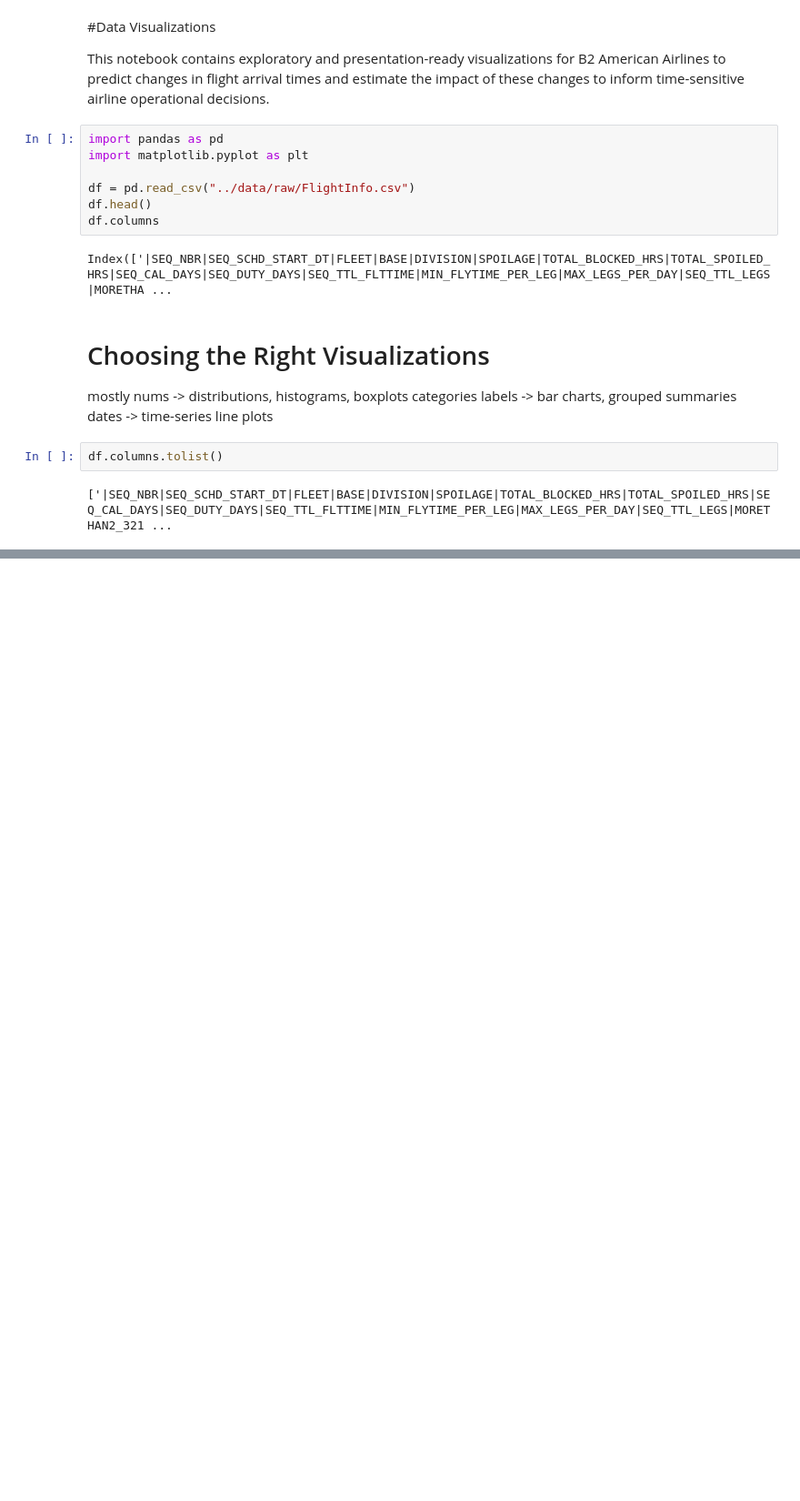
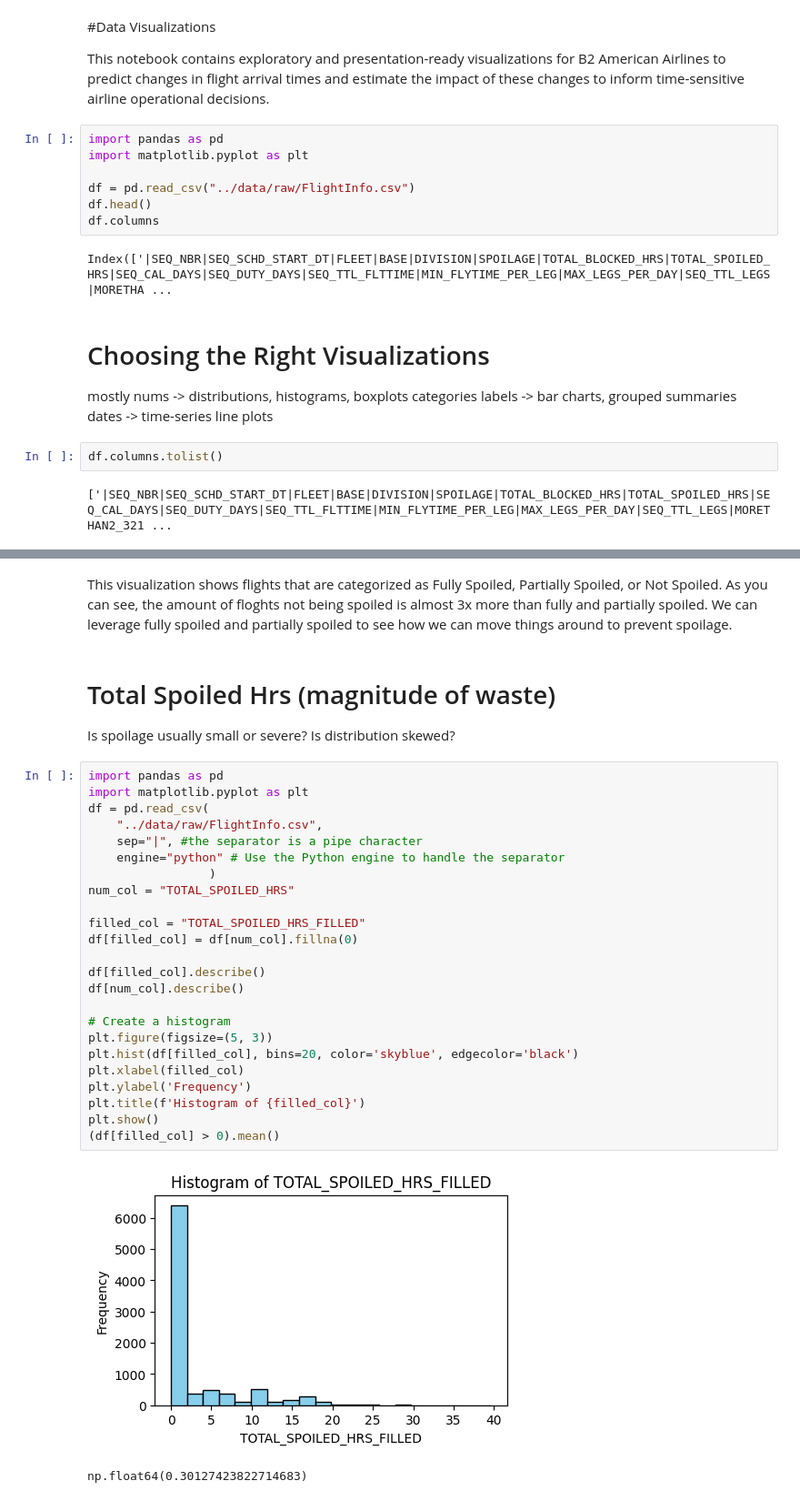
Before and after one commit to savannah-drake/B2-American-Airlines-Delay-Prediction-Project, a Jupyter notebook: notebooks/data_visualizations.ipynb, the cells around one changed output, grey strips where cells are left out. Shown at 91% size. Saved outputs shown, nothing was run; the diff lists cells and outputs as text; blank space fills up the shorter version.

```diff
--- a/notebooks/data_visualizations.ipynb
+++ b/notebooks/data_visualizations.ipynb
@@ -25,0 +64,33 @@ df.columns.tolist()
+# %% [markdown]
+This visualization shows flights that are categorized as Fully Spoiled, Partially Spoiled, or Not Spoiled. As you can see, the amount of floghts not being spoiled is almost 3x more than fully and partially spoiled. We can leverage fully spoiled and partially spoiled to see how we can move things around to prevent spoilage.
+# %% [markdown]
+# Total Spoiled Hrs (magnitude of waste)
+ Is spoilage usually small or severe?
+ Is distribution skewed?
+# %%
+import pandas as pd
+import matplotlib.pyplot as plt
+df = pd.read_csv(
+    "../data/raw/FlightInfo.csv",
+    sep="|", #the separator is a pipe character
+    engine="python" # Use the Python engine to handle the separator
+                 )
+num_col = "TOTAL_SPOILED_HRS"
+
+filled_col = "TOTAL_SPOILED_HRS_FILLED"
+df[filled_col] = df[num_col].fillna(0)
+
+df[filled_col].describe()
+df[num_col].describe()
+
+# Create a histogram
+plt.figure(figsize=(5, 3))
+plt.hist(df[filled_col], bins=20, color='skyblue', edgecolor='black')
+plt.xlabel(filled_col)
+plt.ylabel('Frequency')
+plt.title(f'Histogram of {filled_col}')
+plt.show()
+(df[filled_col] > 0).mean()
+# %% [output]
+[figure, added]
+np.float64(0.30127423822714683)
```
Also changed, not shown: parts of 6 cells of this notebook.
